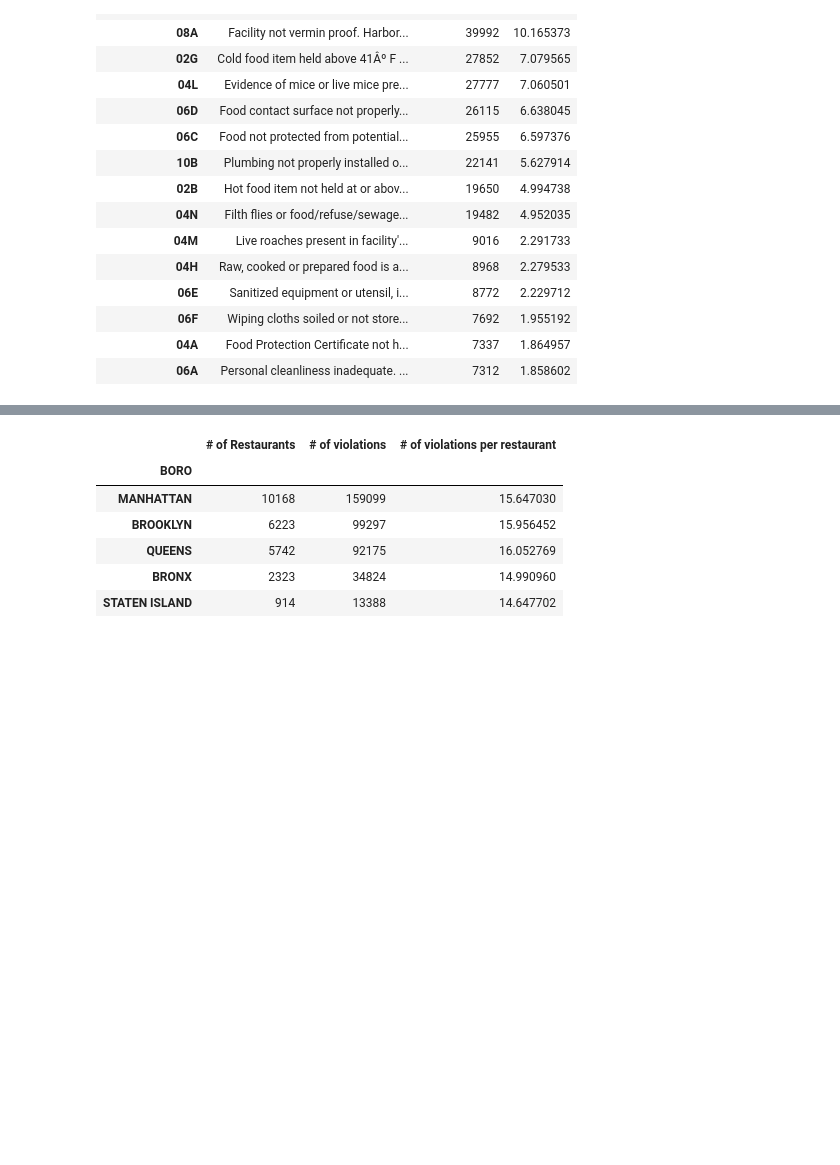
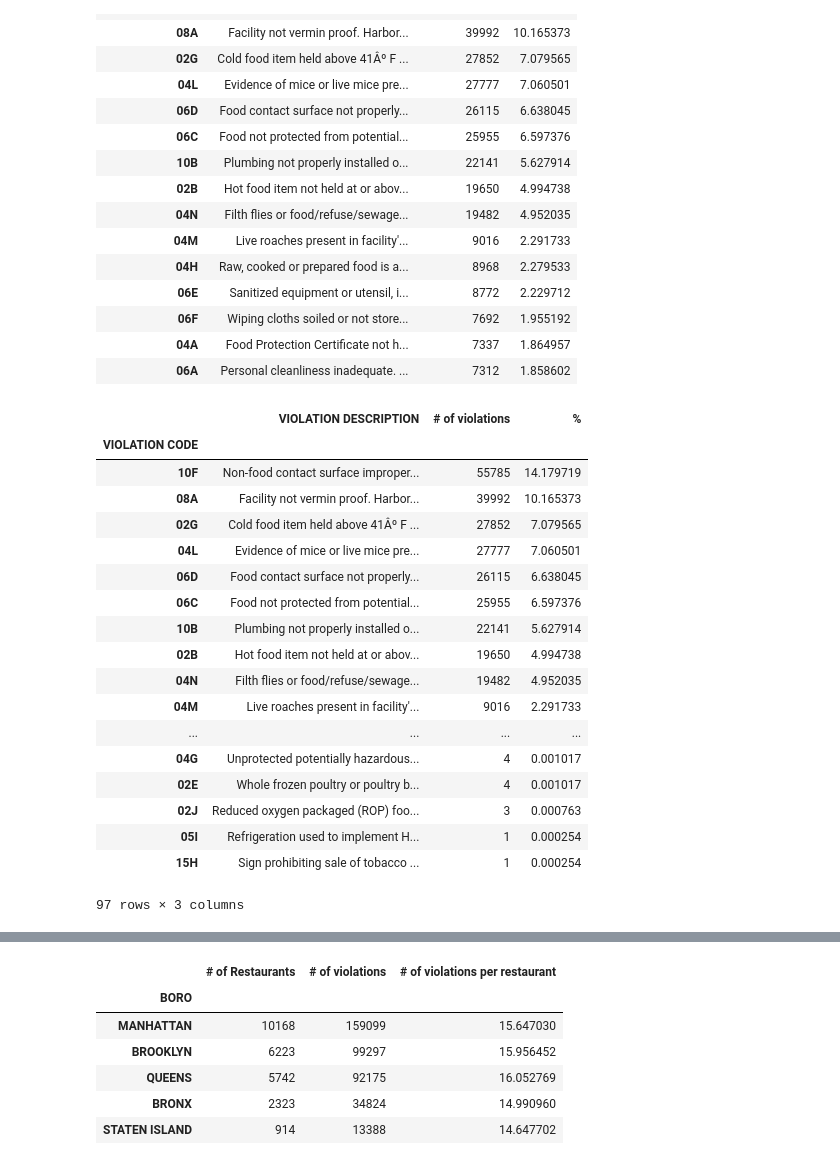
Before and after one commit to sliwet/group4project, a Jupyter notebook: Violations-all.ipynb, the cells around one changed output, grey strips where cells are left out. Cells and saved outputs as stored; diff of their text form; code cells hidden in the pictures; blank space fills up the shorter version.

```diff
--- a/Violations-all.ipynb
+++ b/Violations-all.ipynb
@@ -249,3 +249,26 @@ Total violations: 393414
 | 06F | Wiping cloths soiled or not store... | 7692 | 1.955192 |
 | 04A | Food Protection Certificate not h... | 7337 | 1.864957 |
 | 06A | Personal cleanliness inadequate. ... | 7312 | 1.858602 |
+# %%
+perViolation.to_csv("test.csv",index=False,header=True)
+perViolation
+# %% [output]
+|  | VIOLATION DESCRIPTION | # of violations | % |
+| VIOLATION CODE |  |  |  |
+| 10F | Non-food contact surface improper... | 55785 | 14.179719 |
+| 08A | Facility not vermin proof. Harbor... | 39992 | 10.165373 |
+| 02G | Cold food item held above 41Âº F ... | 27852 | 7.079565 |
+| 04L | Evidence of mice or live mice pre... | 27777 | 7.060501 |
+| 06D | Food contact surface not properly... | 26115 | 6.638045 |
+| 06C | Food not protected from potential... | 25955 | 6.597376 |
+| 10B | Plumbing not properly installed o... | 22141 | 5.627914 |
+| 02B | Hot food item not held at or abov... | 19650 | 4.994738 |
+| 04N | Filth flies or food/refuse/sewage... | 19482 | 4.952035 |
+| 04M | Live roaches present in facility'... | 9016 | 2.291733 |
+| ... | ... | ... | ... |
+| 04G | Unprotected potentially hazardous... | 4 | 0.001017 |
+| 02E | Whole frozen poultry or poultry b... | 4 | 0.001017 |
+| 02J | Reduced oxygen packaged (ROP) foo... | 3 | 0.000763 |
+| 05I | Refrigeration used to implement H... | 1 | 0.000254 |
+| 15H | Sign prohibiting sale of tobacco ... | 1 | 0.000254 |
+97 rows × 3 columns
```
Also changed, not shown: parts of 4 cells of this notebook, 2 other files.
